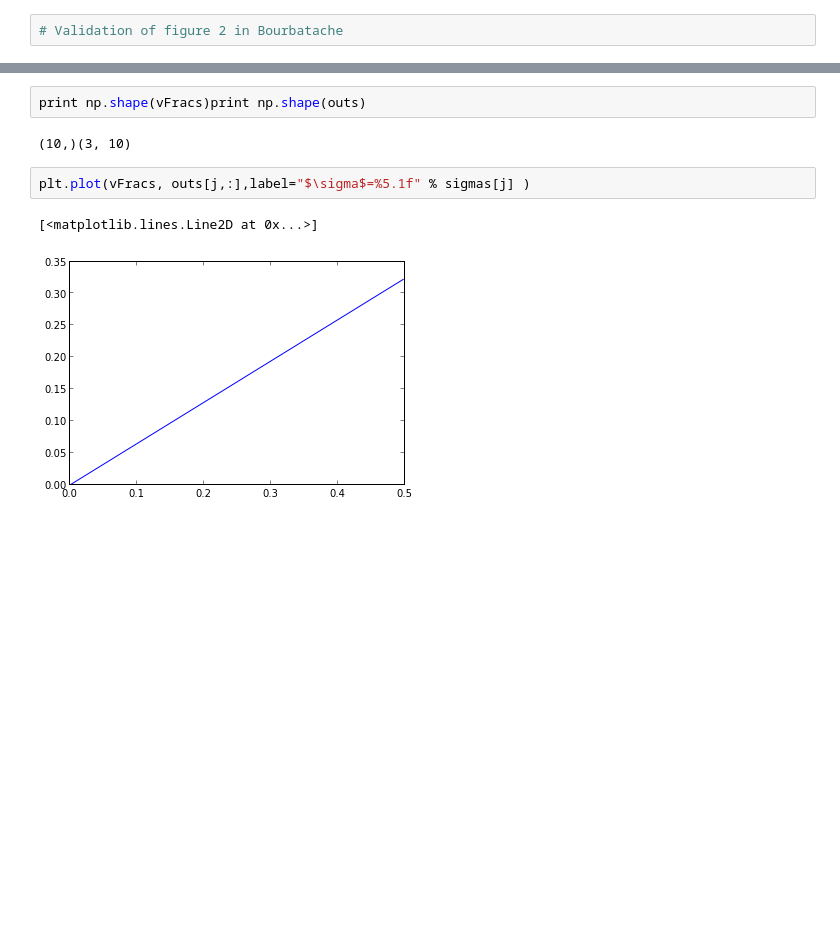
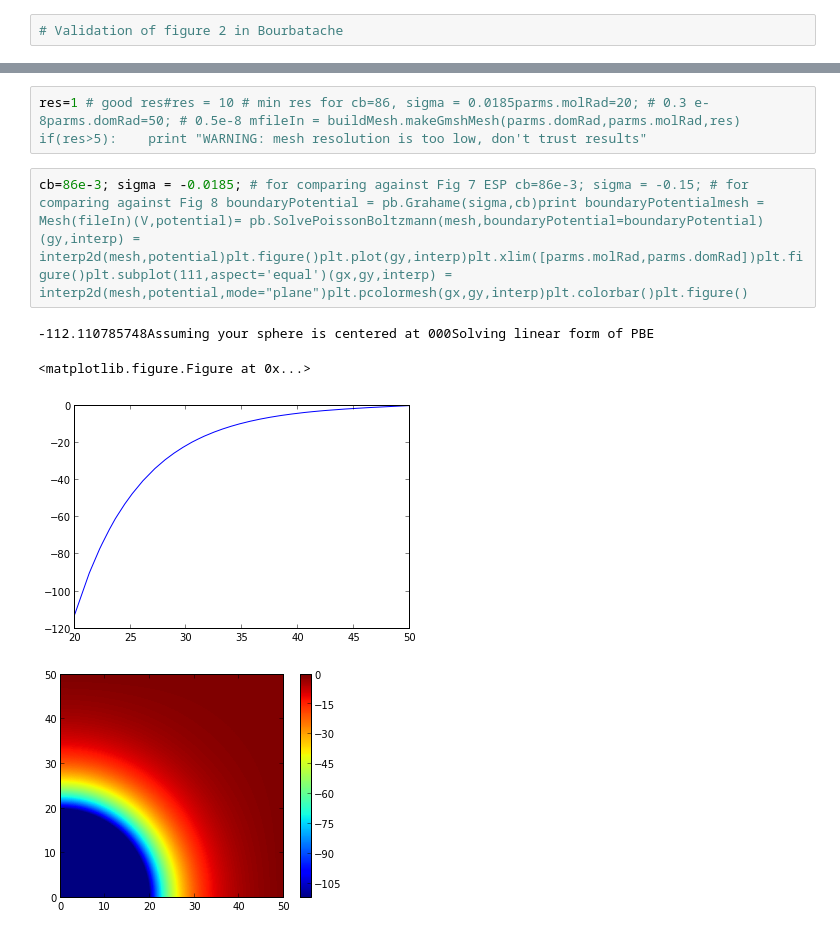
Before and after one commit to huskeypm/smolhomog, a Jupyter notebook: example/validation/validation.ipynb, the cells around one changed output, grey strips where cells are left out. Drawn from its saved outputs; the diff is of its cells as text; blank space fills up the shorter version.

Commit message:
build mesh more robust corrected bug in testing.py working on validation

```diff
--- a/example/validation/validation.ipynb
+++ b/example/validation/validation.ipynb
@@ -18,9 +12,9 @@ Ds anal est (2D)  0.330989178792Ds pred  [ 0.32211707  0.32211707]
-# %%
-print np.shape(vFracs)print np.shape(outs)
-# %% [output]
-(10,)(3, 10)
-# %%
-plt.plot(vFracs, outs[j,:],label="$\sigma$=%5.1f" % sigmas[j] )
-# %% [output]
-[<matplotlib.lines.Line2D at 0x...>]
-[figure, removed]
+# %%
+res=1 # good res#res = 10 # min res for cb=86, sigma = 0.0185parms.molRad=20; # 0.3 e-8parms.domRad=50; # 0.5e-8 mfileIn = buildMesh.makeGmshMesh(parms.domRad,parms.molRad,res) if(res>5):    print "WARNING: mesh resolution is too low, don't trust results"
+# %%
+cb=86e-3; sigma = -0.0185; # for comparing against Fig 7 ESP cb=86e-3; sigma = -0.15; # for comparing against Fig 8 boundaryPotential = pb.Grahame(sigma,cb)print boundaryPotentialmesh = Mesh(fileIn)(V,potential)= pb.SolvePoissonBoltzmann(mesh,boundaryPotential=boundaryPotential)(gy,interp) = interp2d(mesh,potential)plt.figure()plt.plot(gy,interp)plt.xlim([parms.molRad,parms.domRad])plt.figure()plt.subplot(111,aspect='equal')(gx,gy,interp) = interp2d(mesh,potential,mode="plane")plt.pcolormesh(gx,gy,interp)plt.colorbar()plt.figure()
+# %% [output]
+-112.110785748Assuming your sphere is centered at 000Solving linear form of PBE
+<matplotlib.figure.Figure at 0x...>
+[figure, added]
+[figure, added]
```
Also changed, not shown: parts of 6 cells of this notebook, 2 other files.
